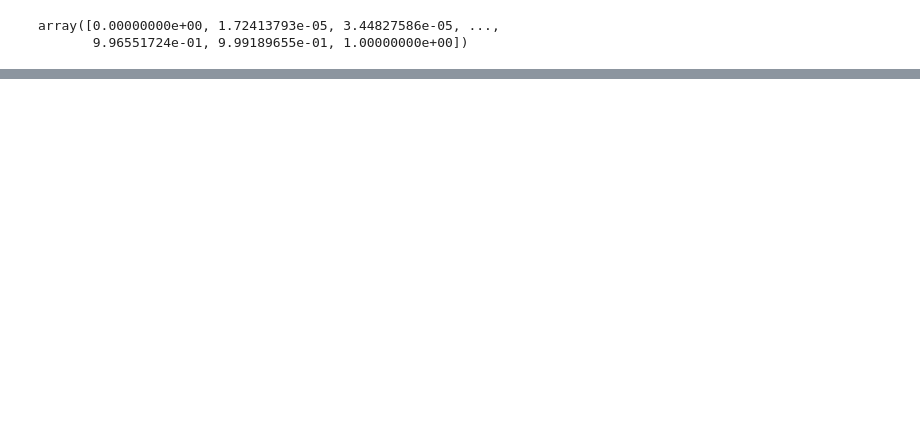
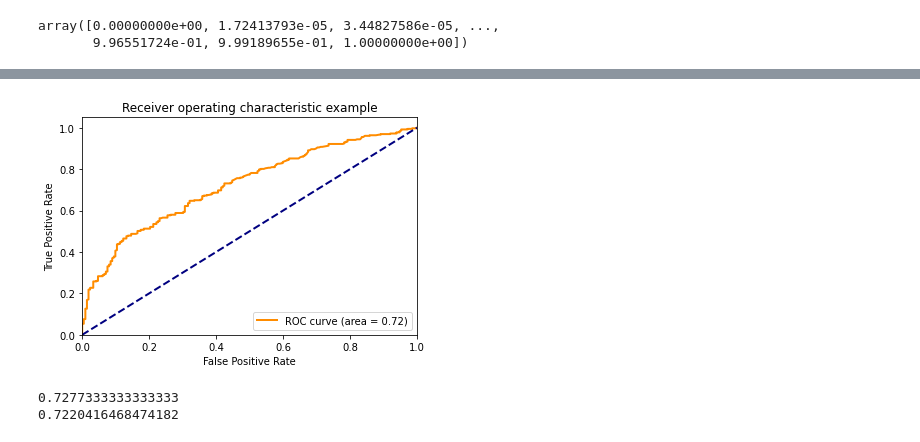
Before and after one commit to marctimjen/Artefact-Rejection, a Jupyter notebook: ROC/Example.ipynb, the cells around one changed output, grey strips where cells are left out. Saved outputs shown, nothing was run; the diff lists cells and outputs as text; code cells hidden in the pictures; blank space fills up the shorter version.

```diff
--- a/ROC/Example.ipynb
+++ b/ROC/Example.ipynb
@@ -708,0 +725,37 @@ array([0.00000000e+00, 1.72413793e-05, 3.44827586e-05, ...,
+# %%
+# Compute ROC curve and ROC area for each class
+fpr = dict()
+tpr = dict()
+roc_auc = dict()
+i = 0
+fpr[i], tpr[i], _ = roc_curve(y.reshape(-1, 1), pred.reshape(-1, 1))
+roc_auc[i] = auc(fpr[i], tpr[i])
+
+# Compute micro-average ROC curve and ROC area
+fpr["micro"], tpr["micro"], thrs = roc_curve(y_test.ravel(), y_score.ravel())
+roc_auc["micro"] = auc(fpr["micro"], tpr["micro"])
+
+plt.figure()
+lw = 2
+plt.plot(
+    fpr[0],
+    tpr[0],
+    color="darkorange",
+    lw=lw,
+    label="ROC curve (area = %0.2f)" % roc_auc[0],
+)
+plt.plot([0, 1], [0, 1], color="navy", lw=lw, linestyle="--")
+plt.xlim([0.0, 1.0])
+plt.ylim([0.0, 1.05])
+plt.xlabel("False Positive Rate")
+plt.ylabel("True Positive Rate")
+plt.title("Receiver operating characteristic example")
+plt.legend(loc="lower right")
+plt.show()
+
+print(roc_auc["micro"])
+print(roc_auc[0])
+# %% [output]
+[figure, added]
+0.7277333333333333
+0.7220416468474182
```
Also changed, not shown: parts of 20 cells of this notebook, 4 other files.
